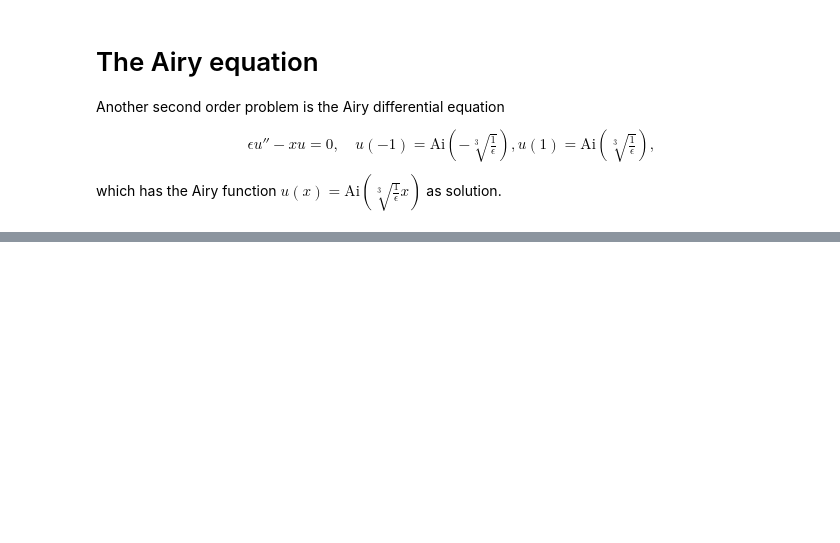
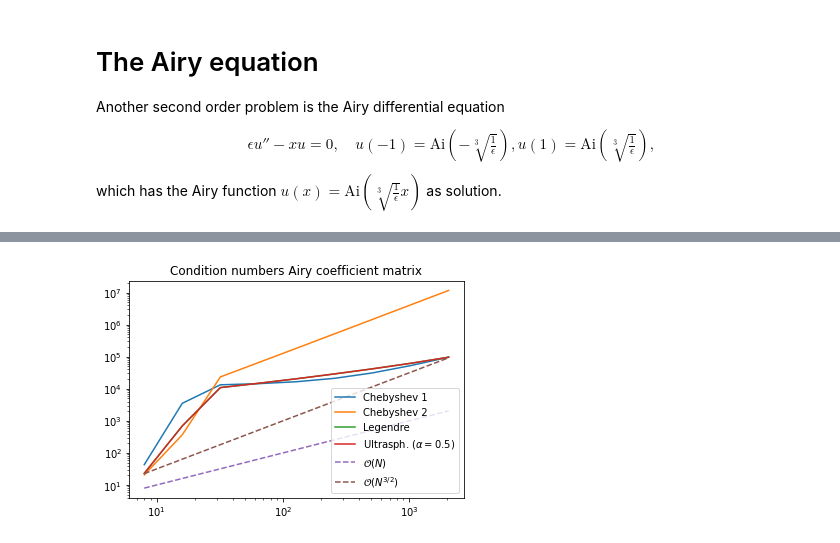
Before and after one commit to spectralDNS/PG-paper-2022, a Jupyter notebook: binder/Section-4.3.2.ipynb, the cells around one changed output, grey strips where cells are left out. Drawn from its saved outputs; the diff is of its cells as text; code cells hidden in the pictures; blank space fills up the shorter version.

```diff
--- a/binder/Section-4.3.2.ipynb
+++ b/binder/Section-4.3.2.ipynb
@@ -221,0 +220,19 @@ plt.show()
+# %%
+alpha = 0.5
+con = {'C': [], 'L': [], 'U': [], 'Q': []}
+M = range(3, 12)
+e = sp.Rational(1, 1e3)
+for family in 'CULQ':
+    for n in M:
+        con[family].append(np.linalg.cond(main(2**n, family, alpha, True, e=e).toarray())) # alpha neglected by C, U, L
+# %%
+for family in 'CULQ':
+    plt.loglog(2**np.array(M), con[family])
+
+plt.loglog(2**np.array(M), 2**np.array(M), '--')
+plt.loglog(2**np.array(M), (2**np.array(M))**1.5, '--')
+plt.legend(['Chebyshev 1', 'Chebyshev 2', 'Legendre', rf'Ultrasph. $(\alpha={alpha})$', r'$\mathcal{O}(N)$', r'$\mathcal{O}(N^{3/2})$'])
+plt.title('Condition numbers Airy coefficient matrix')
+plt.show()
+# %% [output]
+[figure, added]
```
Also changed, not shown: parts of 3 cells of this notebook, 3 other files.
